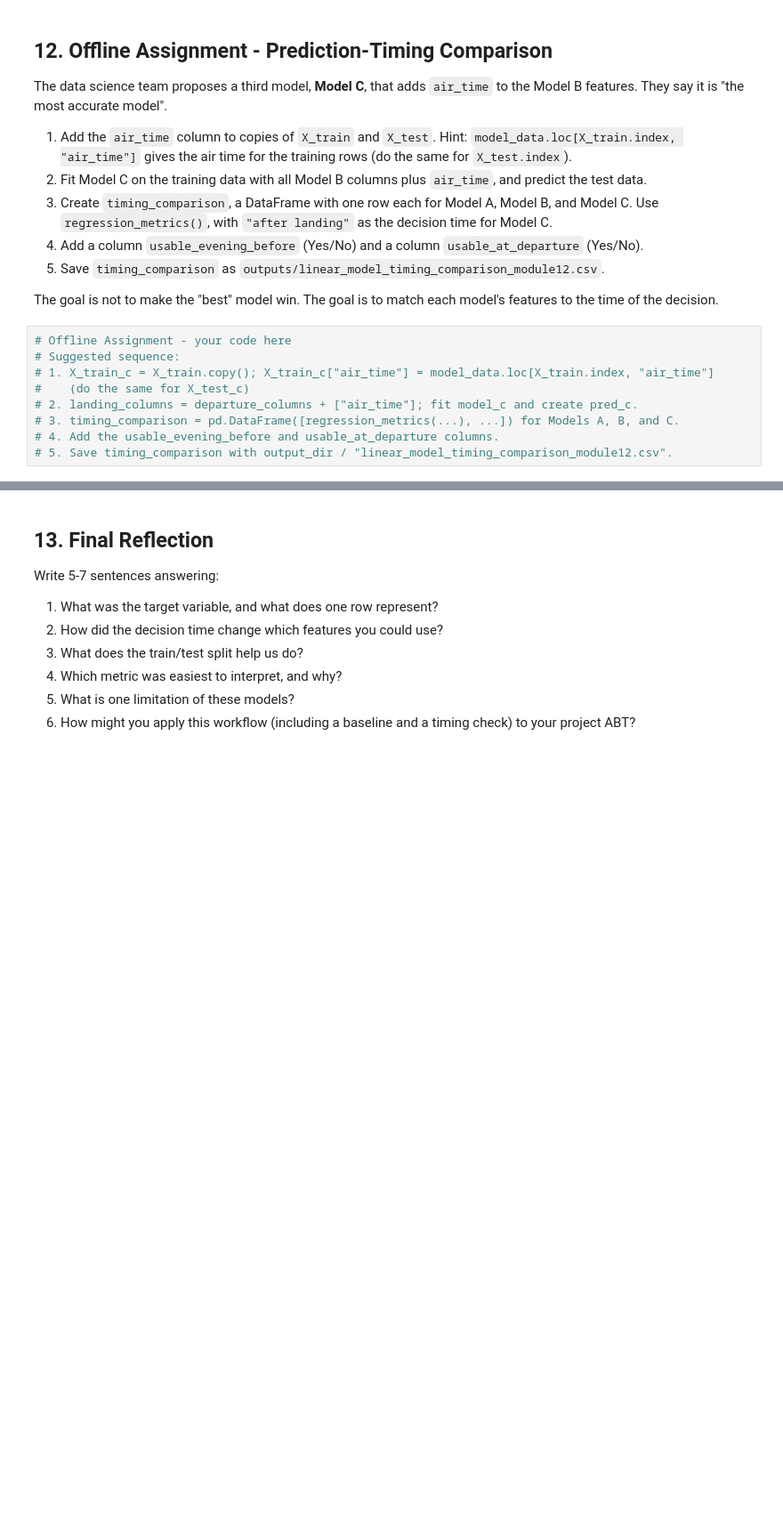
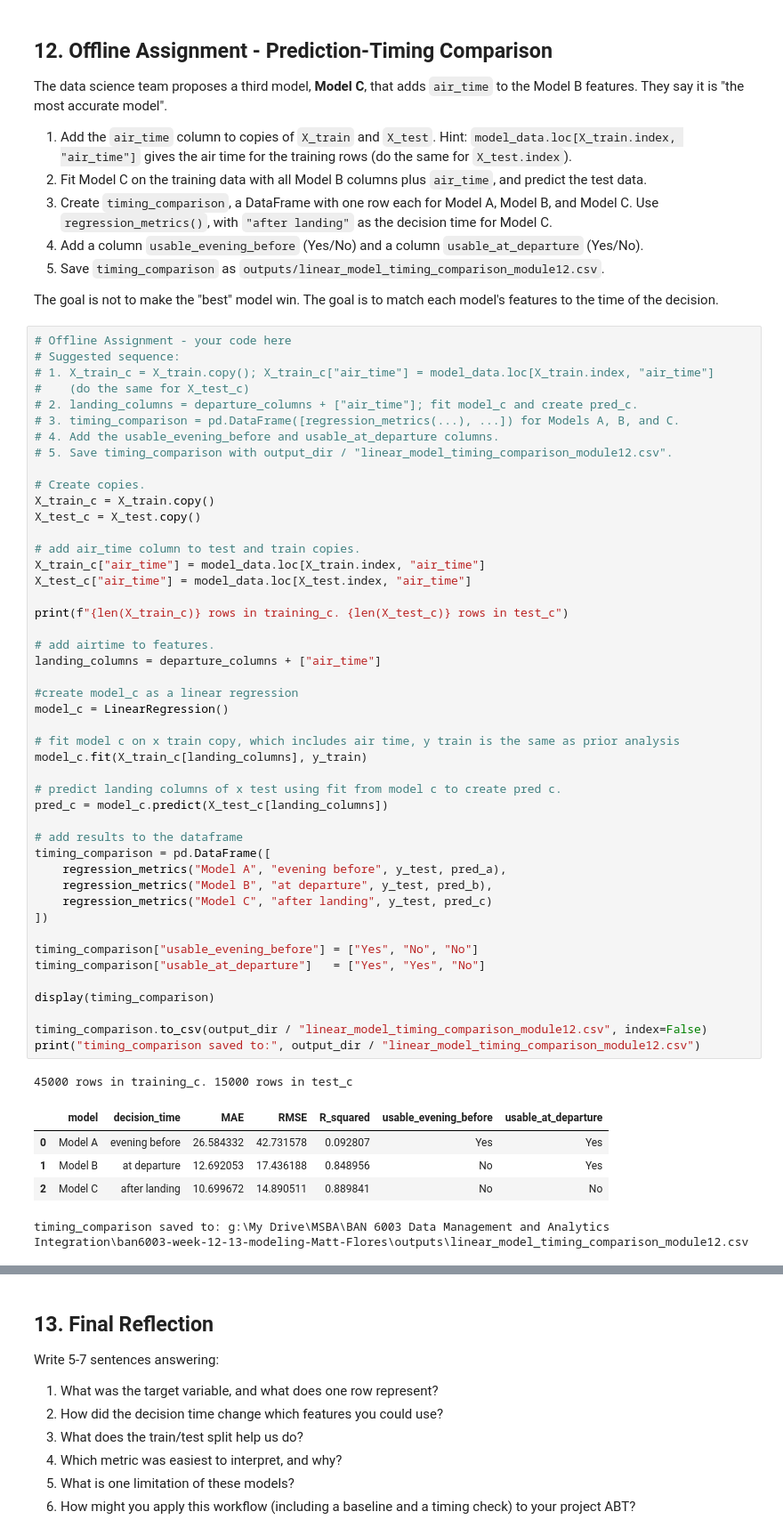
Before and after one commit to MFUTSA/ban6003-week-12-13-modeling-Matt-Flores, a Jupyter notebook: notebooks/module12_linear_regression_guided_lab.ipynb, the cells around one changed output, grey strips where cells are left out. Shown at 89% size. Cells and saved outputs as stored; diff of their text form; blank space fills up the shorter version.

Commit message:
Complete Module 12 linear regression lab

```diff
--- a/notebooks/module12_linear_regression_guided_lab.ipynb
+++ b/notebooks/module12_linear_regression_guided_lab.ipynb
@@ -705,12 +705,56 @@ The goal is not to make the "best" model win. The goal is to match each model's
 # %%
 # Offline Assignment - your code here
 # Suggested sequence:
 # 1. X_train_c = X_train.copy(); X_train_c["air_time"] = model_data.loc[X_train.index, "air_time"]
 #    (do the same for X_test_c)
 # 2. landing_columns = departure_columns + ["air_time"]; fit model_c and create pred_c.
 # 3. timing_comparison = pd.DataFrame([regression_metrics(...), ...]) for Models A, B, and C.
 # 4. Add the usable_evening_before and usable_at_departure columns.
 # 5. Save timing_comparison with output_dir / "linear_model_timing_comparison_module12.csv".
+
+# Create copies.
+X_train_c = X_train.copy()
+X_test_c = X_test.copy()
+
+# add air_time column to test and train copies.
+X_train_c["air_time"] = model_data.loc[X_train.index, "air_time"]
+X_test_c["air_time"] = model_data.loc[X_test.index, "air_time"]
+
+print(f"{len(X_train_c)} rows in training_c. {len(X_test_c)} rows in test_c")
+
+# add airtime to features.
+landing_columns = departure_columns + ["air_time"]
+
+#create model_c as a linear regression
+model_c = LinearRegression()
+
+# fit model c on x train copy, which includes air time, y train is the same as prior analysis
+model_c.fit(X_train_c[landing_columns], y_train)
+
+# predict landing columns of x test using fit from model c to create pred c.
+pred_c = model_c.predict(X_test_c[landing_columns])
+
+# add results to the dataframe
+timing_comparison = pd.DataFrame([
+    regression_metrics("Model A", "evening before", y_test, pred_a),
+    regression_metrics("Model B", "at departure", y_test, pred_b),
+    regression_metrics("Model C", "after landing", y_test, pred_c)
+])
+
+timing_comparison["usable_evening_before"] = ["Yes", "No", "No"]
+timing_comparison["usable_at_departure"]   = ["Yes", "Yes", "No"]
+
+display(timing_comparison)
+
+timing_comparison.to_csv(output_dir / "linear_model_timing_comparison_module12.csv", index=False)
+print("timing_comparison saved to:", output_dir / "linear_model_timing_comparison_module12.csv")
+# %% [output]
+45000 rows in training_c. 15000 rows in test_c
+|  | model | decision_time | MAE | RMSE | R_squared | usable_evening_before | usable_at_departure |
+| 0 | Model A | evening before | 26.584332 | 42.731578 | 0.092807 | Yes | Yes |
+| 1 | Model B | at departure | 12.692053 | 17.436188 | 0.848956 | No | Yes |
+| 2 | Model C | after landing | 10.699672 | 14.890511 | 0.889841 | No | No |
+timing_comparison saved to: g:\My Drive\MSBA\BAN 6003 Data Management and Analytics Integration\ban6003-week-12-13-modeling-Matt-Flores\outputs\linear_model_timing_comparison_module12.csv
 # %% [markdown]
 ### Deployment Recommendation
 
```
Also changed, not shown: parts of 4 cells of this notebook, 1 other file.
